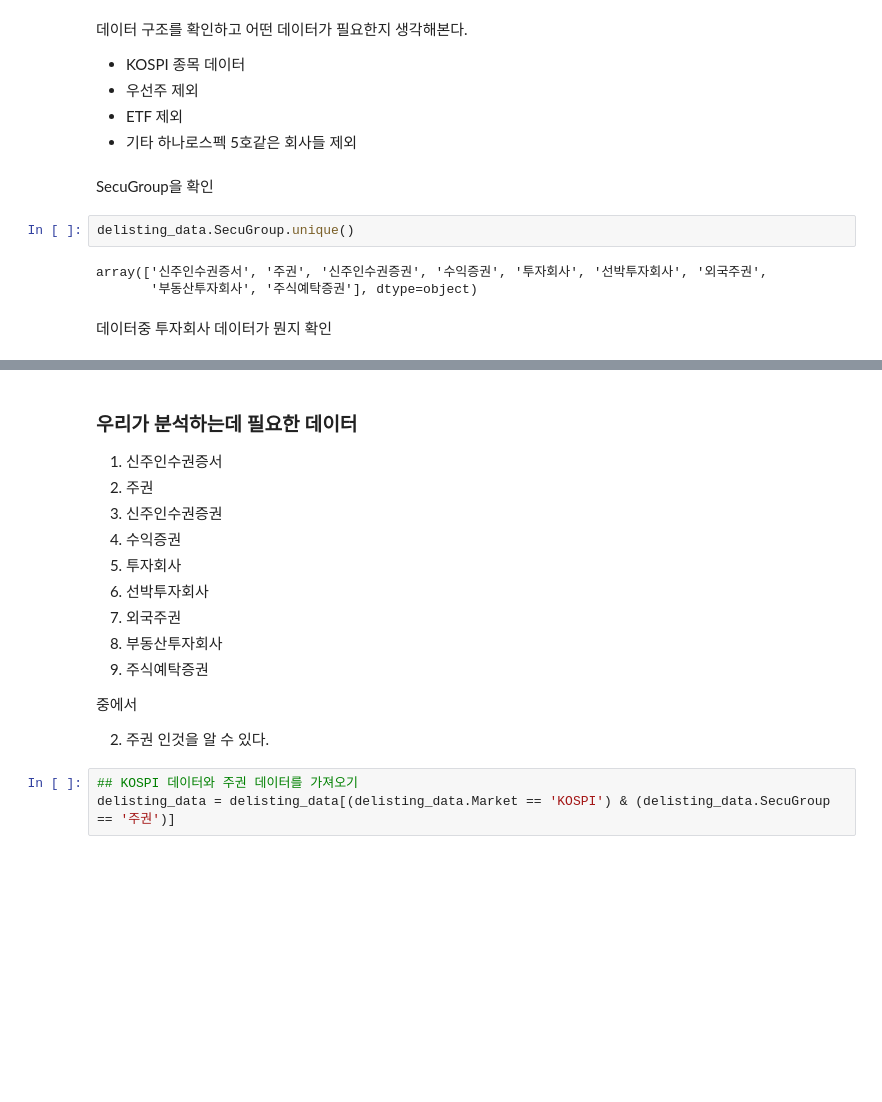
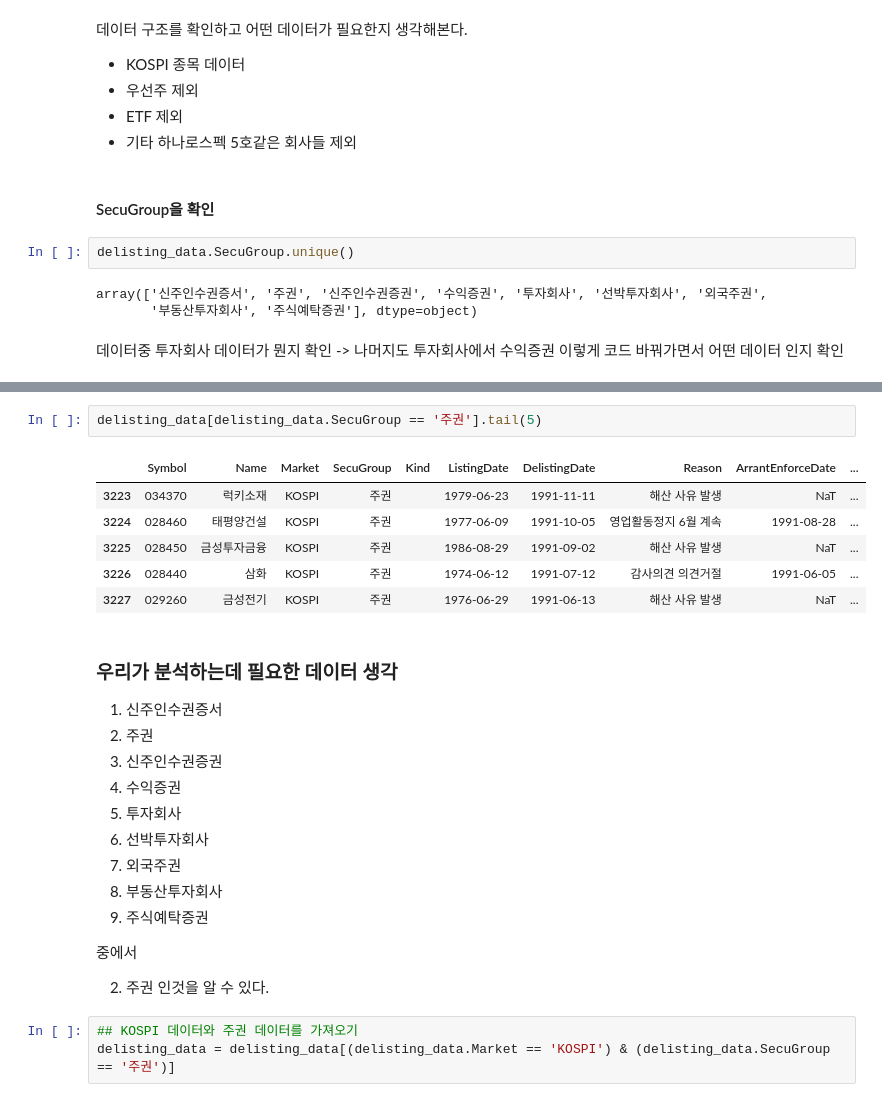
Before and after one commit to Hertz-and-Alpha/machine-learning-for-trading-korea-stock, a Jupyter notebook: data/create_datasets.ipynb, the cells around one changed output, grey strips where cells are left out. Saved outputs shown, nothing was run; the diff lists cells and outputs as text; blank space fills up the shorter version.

```diff
--- a/data/create_datasets.ipynb
+++ b/data/create_datasets.ipynb
@@ -69,15 +69,15 @@ delisting_data.head(10)
 + 우선주 제외
 + ETF 제외
 + 기타 하나로스펙 5호같은 회사들 제외
-# %% [markdown]
-SecuGroup을 확인
+# %% [markdown]
+#### SecuGroup을 확인
 # %%
 delisting_data.SecuGroup.unique()
 # %% [output]
 array(['신주인수권증서', '주권', '신주인수권증권', '수익증권', '투자회사', '선박투자회사', '외국주권',
        '부동산투자회사', '주식예탁증권'], dtype=object)
 # %% [markdown]
-데이터중 투자회사 데이터가 뭔지 확인
+데이터중 투자회사 데이터가 뭔지 확인 -> 나머지도 투자회사에서 수익증권 이렇게 코드 바꿔가면서 어떤 데이터 인지 확인
 # %%
 delisting_data[delisting_data.SecuGroup == '투자회사'].head(5)
 # %% [output]
@@ -87,8 +87,17 @@ delisting_data[delisting_data.SecuGroup == '투자회사'].head(5)
 | 1195 | 098150 | 한국아태특별 | KOSPI | 투자회사 | 보통주 | 2007-09-05 | 2012-04-23 | 해산 사유 발생 | NaT | ... |
 | 1217 | 093820 | 한국유전15-1 | KOSPI | 투자회사 | 보통주 | 2007-01-02 | 2012-02-01 | 해산 사유 발생 | NaT | ... |
 | 1233 | 094520 | 맵스베트남1 | KOSPI | 투자회사 | 보통주 | 2007-02-01 | 2011-11-24 | 신청에 의한 상장폐지 | NaT | ... |
+# %%
+delisting_data[delisting_data.SecuGroup == '주권'].tail(5)
+# %% [output]
+|  | Symbol | Name | Market | SecuGroup | Kind | ListingDate | DelistingDate | Reason | ArrantEnforceDate | ... |
+| 3223 | 034370 | 럭키소재 | KOSPI | 주권 |  | 1979-06-23 | 1991-11-11 | 해산 사유 발생 | NaT | ... |
+| 3224 | 028460 | 태평양건설 | KOSPI | 주권 |  | 1977-06-09 | 1991-10-05 | 영업활동정지 6월 계속 | 1991-08-28 | ... |
+| 3225 | 028450 | 금성투자금융 | KOSPI | 주권 |  | 1986-08-29 | 1991-09-02 | 해산 사유 발생 | NaT | ... |
+| 3226 | 028440 | 삼화 | KOSPI | 주권 |  | 1974-06-12 | 1991-07-12 | 감사의견 의견거절 | 1991-06-05 | ... |
+| 3227 | 029260 | 금성전기 | KOSPI | 주권 |  | 1976-06-29 | 1991-06-13 | 해산 사유 발생 | NaT | ... |
 # %% [markdown]
-### 우리가 분석하는데 필요한 데이터
+### 우리가 분석하는데 필요한 데이터 생각
 1. 신주인수권증서
 2. 주권
 3. 신주인수권증권
```
Also changed, not shown: parts of 1 cell of this notebook.
